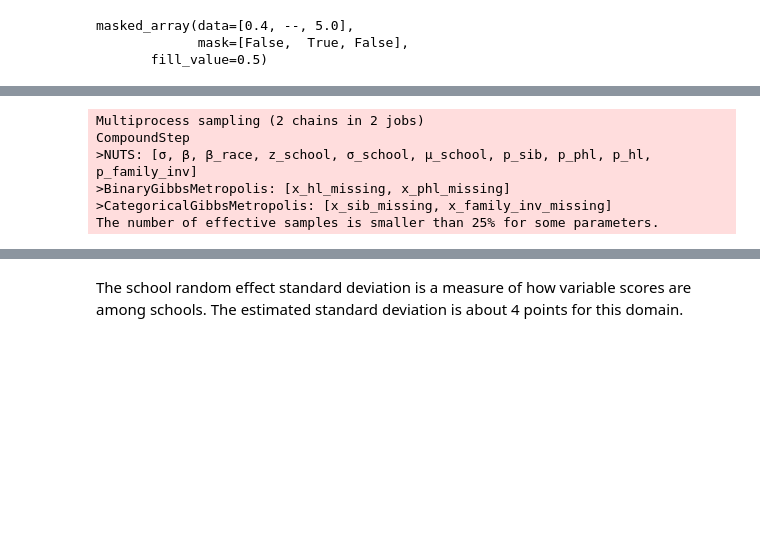
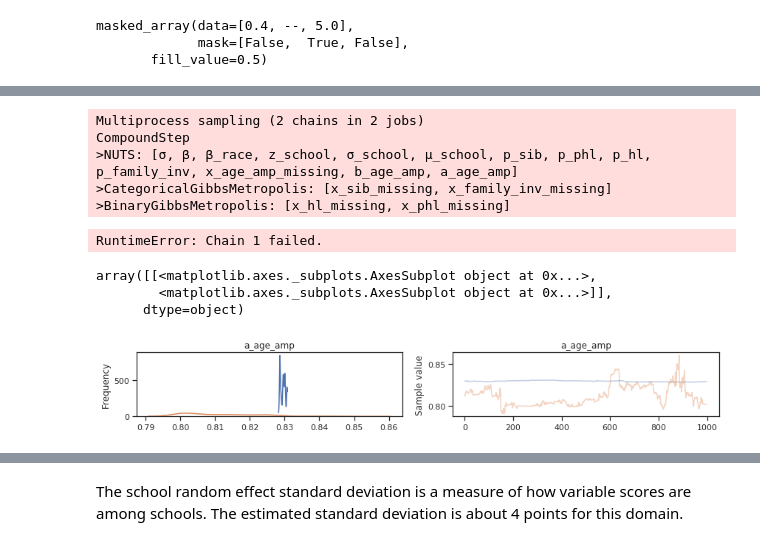
Before and after one commit to fonnesbeck/infant_hearing_intervention, a Jupyter notebook: notebooks/Covariate Model.ipynb, the cells around one changed output, grey strips where cells are left out. Cells and saved outputs as stored; diff of their text form; code cells hidden in the pictures; blank space fills up the shorter version.

```diff
--- a/notebooks/Covariate Model.ipynb
+++ b/notebooks/Covariate Model.ipynb
@@ -325,7 +287,7 @@ masked_array(data=[0.4, --, 5.0],
        fill_value=0.5)
 # %%
 # Temporarily mean-impute age of amplification
-analysis_subset.fillna({'age_amp': analysis_subset.age_amp.mean()}, inplace=True)
+#.fillna({'age_amp': analysis_subset.age_amp.mean()}, inplace=True)
 # %%
 from pymc3 import Bernoulli, Normal, Uniform, Dirichlet, Categorical, Beta, HalfCauchy
 from pymc3 import Gamma, Exponential, Multinomial, HalfNormal
@@ -368,13 +330,12 @@ def generate_model(dataset, cohort_age):
 
     with Model() as model:
 
-
-        age_amp /= 12
         # Imputation of age of amplification
         if np.isnan(age_amp).sum():
-            a_age_amp = Uniform("a_age_amp", 0, 10)
-            x_age_amp = Exponential('x_age_amp', a_age_amp,
-                                       observed=masked_invalid(age_amp))
+            a_age_amp = HalfCauchy("a_age_amp", 1)
+            b_age_amp = HalfCauchy("b_age_amp", 1)
+            x_age_amp = Gamma('x_age_amp', a_age_amp, b_age_amp,
+                                    observed=masked_values(fillna(age_amp, 111), 111))
         else:
             x_age_amp = age_amp
 
@@ -435,14 +396,15 @@ def generate_model(dataset, cohort_age):
 
         # Covariates
         X = [x_age_amp,
-             x_family_inv,
+             x_family_inv,]
+        """
              x_sib,
              x_hl,
              mother_college,
              x_phl,
              age_enroll_std,
              time]
-
+        """
         # Fixed effects
         β = Normal("β", 0, sd=100, shape=len(X))
         θ = intercept + race_effect + β.dot(tt.stack(X))
@@ -466,14 +426,14 @@ from pymc3 import sample
 with receptive_language_4:
 
     rec_lang_4_trace = sample(iterations,
-                              tune=tuning, njobs=2)
+                              tune=tuning, chains=2, cores=2)
 # %% [output]
 Multiprocess sampling (2 chains in 2 jobs)
 CompoundStep
->NUTS: [σ, β, β_race, z_school, σ_school, μ_school, p_sib, p_phl, p_hl, p_family_inv]
+>NUTS: [σ, β, β_race, z_school, σ_school, μ_school, p_sib, p_phl, p_hl, p_family_inv, x_age_amp_missing, b_age_amp, a_age_amp]
+>CategoricalGibbsMetropolis: [x_sib_missing, x_family_inv_missing]
 >BinaryGibbsMetropolis: [x_hl_missing, x_phl_missing]
->CategoricalGibbsMetropolis: [x_sib_missing, x_family_inv_missing]
-The number of effective samples is smaller than 25% for some parameters.
+RuntimeError: Chain 1 failed.
 # %%
 labels = [#'Premature',
           'Age at amplification',
@@ -489 +449,8 @@ from pymc3 import traceplot
+# %%
+traceplot(rec_lang_4_trace, varnames=['a_age_amp'])
+# %% [output]
+array([[<matplotlib.axes._subplots.AxesSubplot object at 0x...>,
+        <matplotlib.axes._subplots.AxesSubplot object at 0x...>]],
+      dtype=object)
+[figure, added]
 # %%
```
Also changed, not shown: parts of 37 cells of this notebook.
